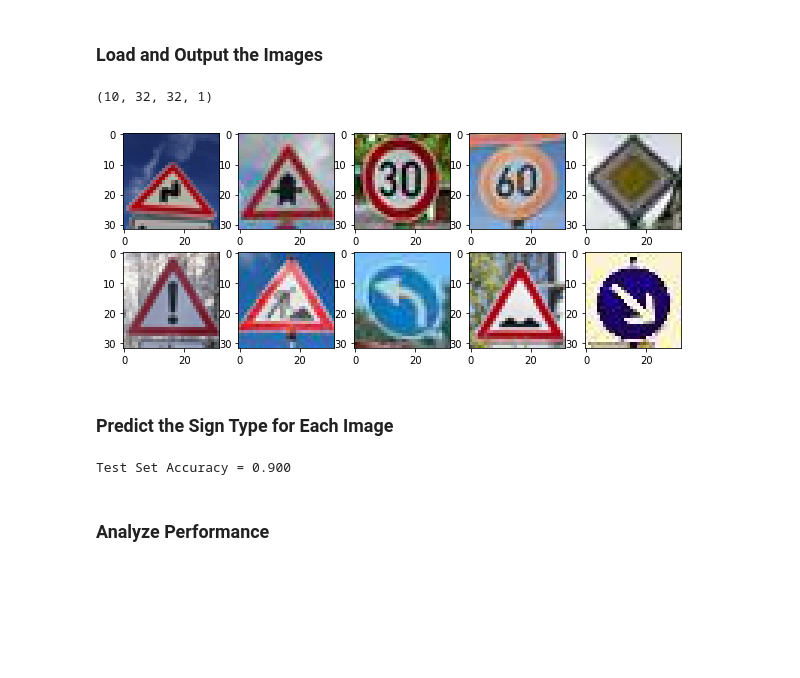
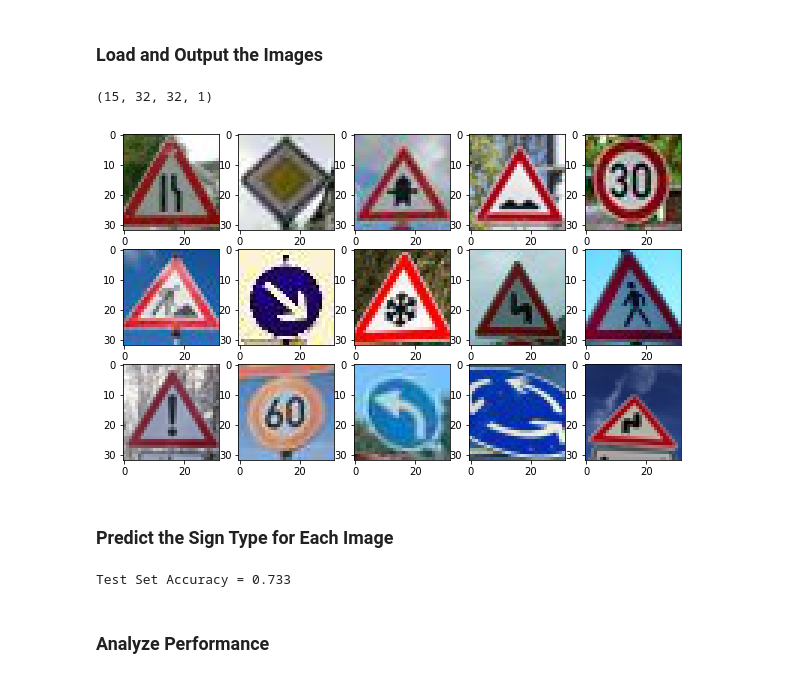
Before and after one commit to RobinCPC/CarND-Traffic-Sign-Classifier-Project, a Jupyter notebook: Traffic_Sign_Classifier.ipynb, the cells around one changed output. Saved outputs shown, nothing was run; the diff lists cells and outputs as text; code cells hidden in the pictures; blank space fills up the shorter version.

Commit message:
use function to visualize first convolution layer. add more testing samples.

```diff
--- a/Traffic_Sign_Classifier.ipynb
+++ b/Traffic_Sign_Classifier.ipynb
@@ -187,7 +187,7 @@ Based on LeNet, and I add dropout to avoid overfitting, and increase feature to
 ### Feel free to use as many code cells as needed.
 from tensorflow.contrib.layers import flatten
 import tensorflow as tf
-EPOCHS = 60
+EPOCHS = 30
 BATCH_SIZE = 128
 Dropout = 0.5 # Dropout, Probability to keep units
 
@@ -197,6 +197,14 @@ def LeNet(X, dropout):
     Input X, a set of nparray (images) with shape (32, 32, 3)
     Return logit, tf.Variable
     '''
+    global conv1
+    global conv2
+    global conv3
+    global conv4
+    global act1
+    global act2
+    global max_pool1
+    global max_pool2
     # Arguments used for tf.truncated_normal, randomly defines variables for the weights and biases for each layer
     mu = 0
     sigma = 0.1
@@ -225,34 +233,34 @@ def LeNet(X, dropout):
     conv1 = tf.nn.bias_add(conv1, biases['bc1'])
 
     # TODO: Activation.
-    conv1 = tf.nn.relu(conv1)
+    act1 = tf.nn.relu(conv1)
 
     # TODO: Pooling. Input = 28x28x15. Output = 14x14x15.
     pw1 = 2 # width of pooling
-    conv1 = tf.nn.max_pool(
-        conv1,
+    max_pool1 = tf.nn.max_pool(
+        act1,
         ksize=[1, pw1, pw1, 1],
         strides=[1, pw1, pw1, 1],
         padding='VALID')
 
     # TODO: Layer 2: Convolutional. Output = 10x10x40.
     cs2 = 1 # stride of conv2
-    conv2 = tf.nn.conv2d(conv1, weights['wc2'], strides=[1, cs2, cs2, 1], padding='VALID')
+    conv2 = tf.nn.conv2d(max_pool1, weights['wc2'], strides=[1, cs2, cs2, 1], padding='VALID')
     conv2 = tf.nn.bias_add(conv2, biases['bc2'])
 
     # TODO: Activation.
-    conv2 = tf.nn.relu(conv2)
+    act2 = tf.nn.relu(conv2)
 
     # TODO: Pooling. Input = 10x10x40. Output = 5x5x40.
     pw2 = 2 # width of pooling 2.
-    conv2 = tf.nn.max_pool(
-        conv2,
+    max_pool2 = tf.nn.max_pool(
+        act2,
         ksize=[1, pw2, pw2, 1],
         strides=[1, pw2, pw2, 1],
         padding='VALID')
 
     # TODO: Flatten. Input = 5x5x40. Output = 1000.
-    fc0 = flatten(conv2)  # 5x5x40 = 1000 features
+    fc0 = flatten(max_pool2)  # 5x5x40 = 1000 features
     fc0 = tf.nn.dropout(fc0, dropout)
 
     # TODO: Layer 3: Fully Connected. Input = 1000. Output = 300.
@@ -334,6 +342,7 @@ def evaluate(x_data, y_data):
 # After each epoch, measure the loss and accuracy of the validation set.
 # Save the model after training.
 from sklearn.utils import shuffle
+import time
 
 epo_list = []
 acc_list = []
@@ -346,13 +355,14 @@ with tf.Session() as sess:
     print('Training...\n\n')
     for i in range(EPOCHS):
         X_tr_nor, y_train = shuffle(X_tr_nor, y_train)
+        t0 = time.time()
         for offset in range(0, num_examples, BATCH_SIZE):
             end = offset + BATCH_SIZE
             batch_x, batch_y = X_tr_nor[offset:end], y_train[offset:end]
             sess.run(training_operation, feed_dict={x: batch_x, y: batch_y, keep_prob:Dropout})
         train_accuracy = evaluate(X_tr_nor, y_train)
         validation_accuracy = evaluate(X_va_nor, y_valid)
-        print('EPOCH {}...'.format(i+1))
+        print('EPOCH {}..., Time: {:.3f} seconds.'.format(i+1, (time.time() - t0)))
         print('Training Accuracy = {:.3f}, Validation Accuracy = {:.3f}'.format(train_accuracy, validation_accuracy))
         print()
         epo_list.append(i+1)
@@ -412,37 +422,38 @@ You may find `signnames.csv` useful as it contains mappings from the class id (i
 # %%
 ### Load the images and plot them here.
 ### Feel free to use as many code cells as needed.
 
 import matplotlib.pyplot as plt
+import cv2
 # Load traffic sign images I found in : http://jeremyshannon.com/2017/01/13/udacity-sdcnd-traffic-sign-classifier.html
 import glob
 
-fig, axs = plt.subplots(figsize=(10, 4), ncols=5, nrows=2)
+fig, axs = plt.subplots(figsize=(10, 6), ncols=5, nrows=3)
 axs = axs.ravel()
 testing_images = []
 
 for i, img in enumerate(glob.glob('./testing_images/*.*')):
     image = cv2.imread(img)
     axs[i].imshow(cv2.cvtColor(image, cv2.COLOR_BGR2RGB))
     testing_images.append(image)
 
 testing_images = np.asarray(testing_images)
 
 test_gray = np.array([cv2.cvtColor(i.astype(np.float32), cv2.COLOR_BGR2GRAY) for i in testing_images])
 test_nor = (test_gray - 128.) / 128.
 test_nor = test_nor[..., np.newaxis]
 
 print(test_nor.shape)
 # %% [output]
-(10, 32, 32, 1)
+(15, 32, 32, 1)
-[figure, old version]
+[figure, new version]
 # %% [markdown]
 ### Predict the Sign Type for Each Image
 # %%
 ### Run the predictions here and use the model to output the prediction for each image.
 ### Make sure to pre-process the images with the same pre-processing pipeline used earlier.
 ### Feel free to use as many code cells as needed.
-test_labels = [21, 11, 1, 3, 12, 18, 25, 34, 22, 38]
+test_labels = [24, 12, 11, 22, 1, 25, 38, 30, 21, 27, 18, 3, 34, 40, 21]
 test_accuracy = 0  # initialize as 0
 
 with tf.Session() as sess:
@@ -452,7 +463,7 @@ with tf.Session() as sess:
     test_accuracy = evaluate(test_nor, test_labels)
     print("Test Set Accuracy = {:.3f}".format(test_accuracy))
 # %% [output]
-Test Set Accuracy = 0.900
+Test Set Accuracy = 0.733
 # %% [markdown]
 ### Analyze Performance
 # %%
```
Also changed, not shown: parts of 7 cells of this notebook, 6 other files.
